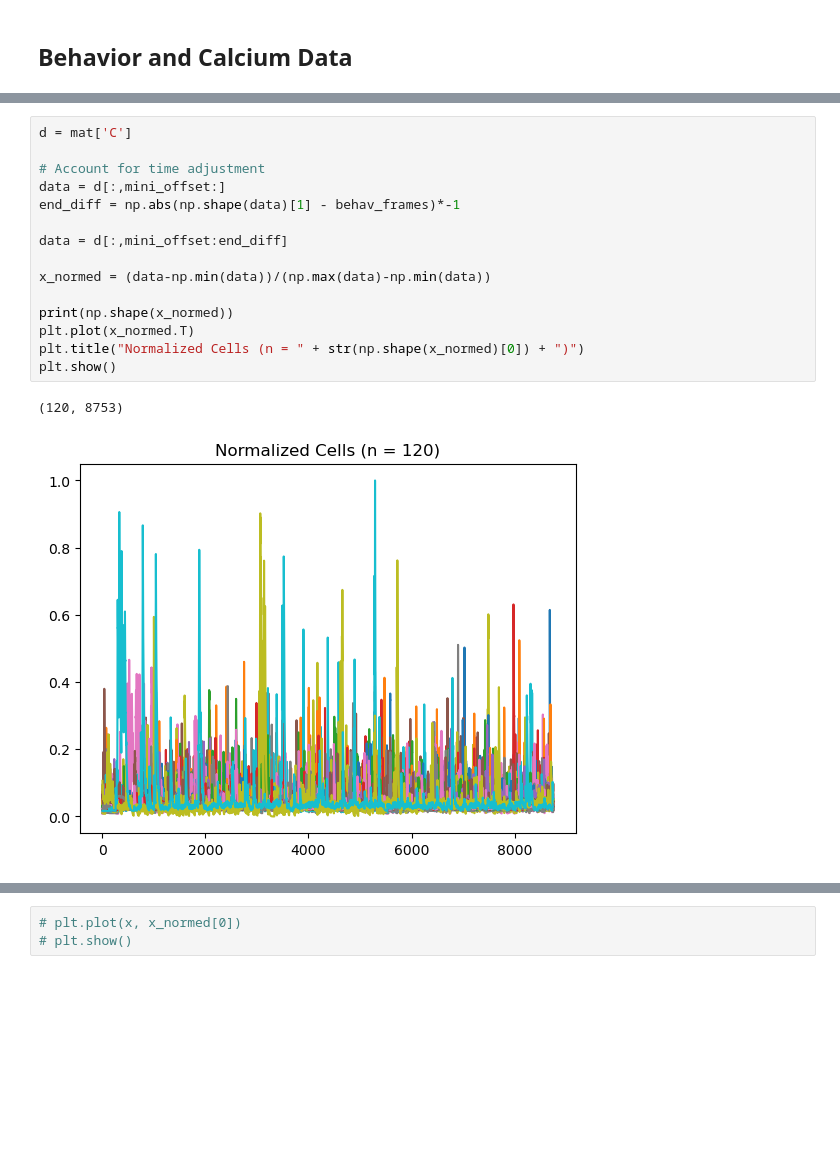
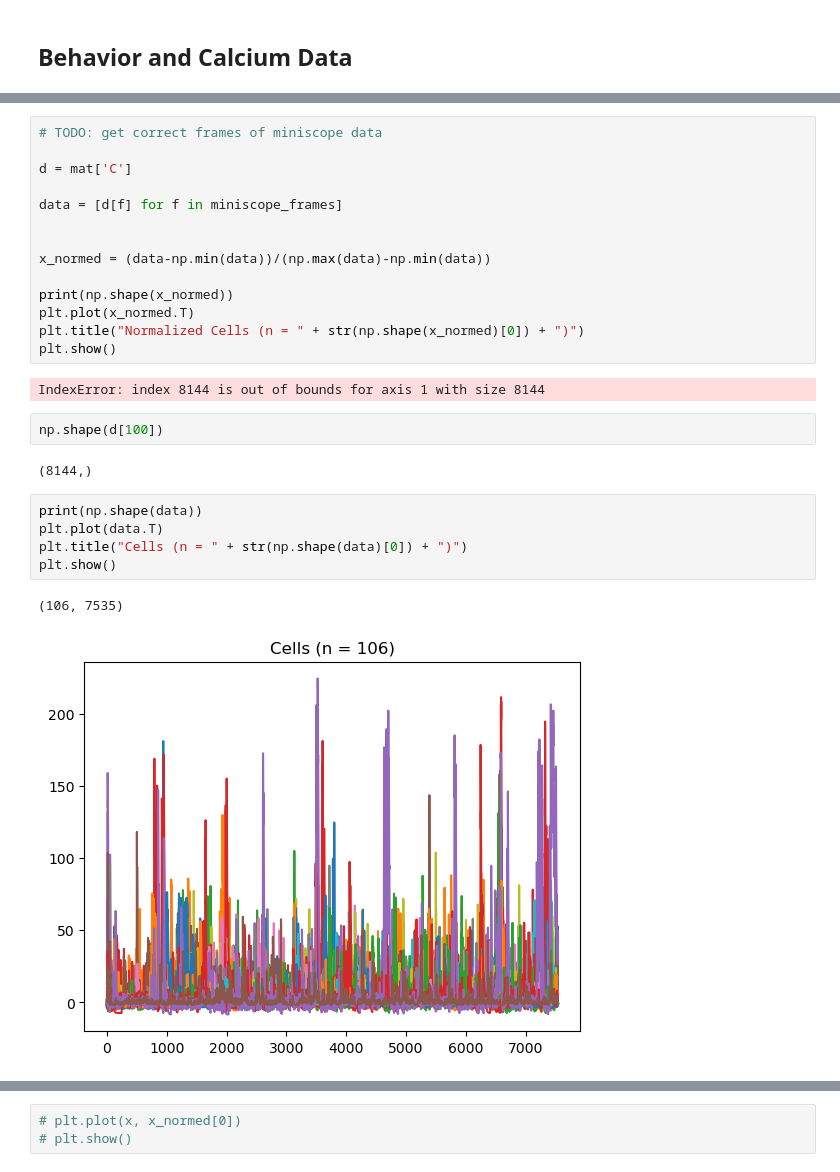
Before and after one commit to kaylav/klabcode, a Jupyter notebook: RatMiniscope/PlaceCells.ipynb, the cells around one changed output, grey strips where cells are left out. Cells and saved outputs as stored; diff of their text form; blank space fills up the shorter version.

```diff
--- a/RatMiniscope/PlaceCells.ipynb
+++ b/RatMiniscope/PlaceCells.ipynb
@@ -178,11 +76,10 @@ Num Frames: 8753 8753
 # %%
+# TODO: get correct frames of miniscope data
+
 d = mat['C']
 
-# Account for time adjustment
-data = d[:,mini_offset:]
-end_diff = np.abs(np.shape(data)[1] - behav_frames)*-1
+data = [d[f] for f in miniscope_frames]
 
-data = d[:,mini_offset:end_diff]
 
 x_normed = (data-np.min(data))/(np.max(data)-np.min(data))
 
@@ -191,6 +88,17 @@ plt.plot(x_normed.T)
 plt.title("Normalized Cells (n = " + str(np.shape(x_normed)[0]) + ")")
 plt.show()
 # %% [output]
-(120, 8753)
+IndexError: index 8144 is out of bounds for axis 1 with size 8144
-[figure, removed]
+# %%
+np.shape(d[100])
+# %% [output]
+(8144,)
+# %%
+print(np.shape(data))
+plt.plot(data.T)
+plt.title("Cells (n = " + str(np.shape(data)[0]) + ")")
+plt.show()
+# %% [output]
+(106, 7535)
+[figure, added]
 # %%
```
Also changed, not shown: parts of 8 cells of this notebook.
